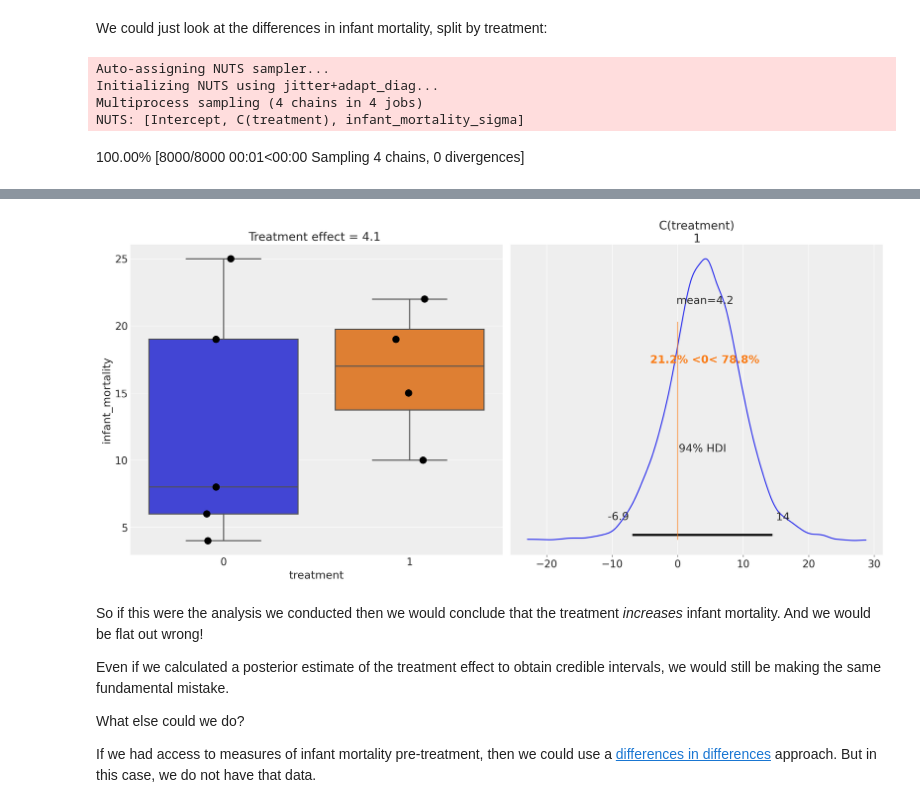
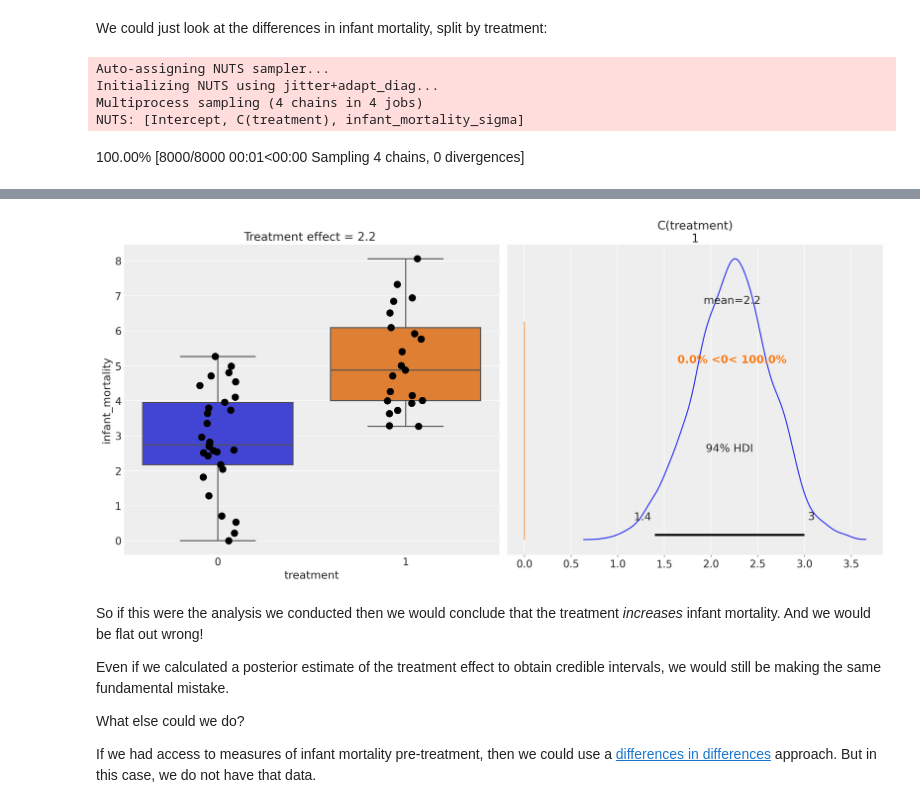
Before and after one commit to drbenvincent/pymc-examples, a Jupyter notebook: examples/causal_inference/propensity_scores.ipynb, the cells around one changed output, grey strips where cells are left out. Saved outputs shown, nothing was run; the diff lists cells and outputs as text; code cells hidden in the pictures.

Commit message:
simulated data + plot of matched + [there are definitely errors here]

```diff
--- a/examples/causal_inference/propensity_scores.ipynb
+++ b/examples/causal_inference/propensity_scores.ipynb
@@ -47,13 +49,36 @@ In this notebook we will:
 
 This example is loosely based upon the excellent video [An intuitive introduction to Propensity Score Matching](https://www.youtube.com/watch?v=ACVyPp1Fy6Y) by Doug McKee.
 # %%
+# df = pd.DataFrame(
+#     {
+#         "treatment": [1, 1, 1, 1, 0, 0, 0, 0, 0],
+#         "infant_mortality": [10, 15, 22, 19, 25, 19, 4, 8, 6],
+#         "docs_per_capita": [0.01, 0.02, 0.01, 0.02, 0.01, 0.02, 0.04, 0.05, 0.04],
+#         "poverty_rate": [0.5, 0.6, 0.7, 0.6, 0.6, 0.5, 0.1, 0.3, 0.2],
+#     }
+# )
+# df
+
+
+treatment_effect = 0.5
+docs_per_capita = np.random.randn(50)
+poverty_rate = np.random.randn(50)
+treatment_propensity = expit(-docs_per_capita + poverty_rate)
+treatment = bernoulli.rvs(treatment_propensity)
+infant_mortality = -docs_per_capita + poverty_rate + (treatment_effect * treatment)
+
+docs_per_capita -= np.min(docs_per_capita)
+poverty_rate -= np.min(poverty_rate)
+infant_mortality -= np.min(infant_mortality)
+
 df = pd.DataFrame(
     {
-        "treatment": [1, 1, 1, 1, 0, 0, 0, 0, 0],
-        "infant_mortality": [10, 15, 22, 19, 25, 19, 4, 8, 6],
-        "docs_per_capita": [0.01, 0.02, 0.01, 0.02, 0.01, 0.02, 0.04, 0.05, 0.04],
-        "poverty_rate": [0.5, 0.6, 0.7, 0.6, 0.6, 0.5, 0.1, 0.3, 0.2],
+        "docs_per_capita": docs_per_capita,
+        "poverty_rate": poverty_rate,
+        "treatment": treatment,
+        "infant_mortality": infant_mortality,
     }
 )
-df
+
+df.head()
 # %% [output]
@@ -86,14 +107,16 @@ pgm.render(dpi=200);
 # %% [markdown]
 We could just look at the differences in infant mortality, split by treatment:
 # %%
-fig, ax = plt.subplots(1, 2, figsize=(15,7))
+fig, ax = plt.subplots(1, 2, figsize=(15, 7))
 
 # point estimate
 treatment_effect = np.mean(df["infant_mortality"][df["treatment"] == 1]) - np.mean(
     df["infant_mortality"][df["treatment"] == 0]
 )
 sns.boxplot(x="treatment", y="infant_mortality", data=df, ax=ax[0])
-sns.stripplot(x="treatment", y="infant_mortality", data=df, size=10, color="k", ax=ax[0])
+sns.stripplot(
+    x="treatment", y="infant_mortality", data=df, size=10, color="k", ax=ax[0]
+)
 ax[0].set(title=f"Treatment effect = {treatment_effect:.1f} ")
 
 # bayesian estimate
@@ -110,4 +133,4 @@ Sampling 4 chains for 1_000 tune and 1_000 draw iterations (4_000 + 4_000 draws
-[figure, old version]
+[figure, new version]
 # %% [markdown]
 So if this were the analysis we conducted then we would conclude that the treatment _increases_ infant mortality. And we would be flat out wrong!
 
```
Also changed, not shown: parts of 38 cells of this notebook.
